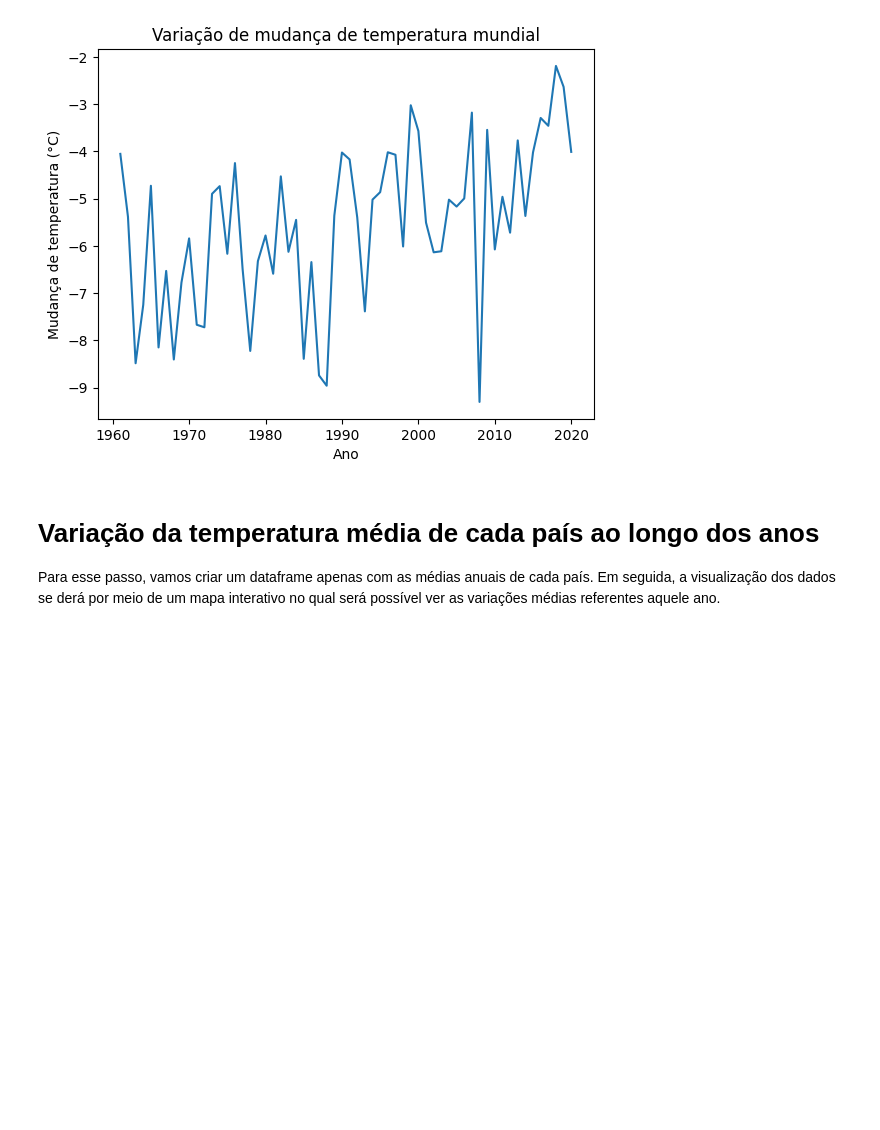
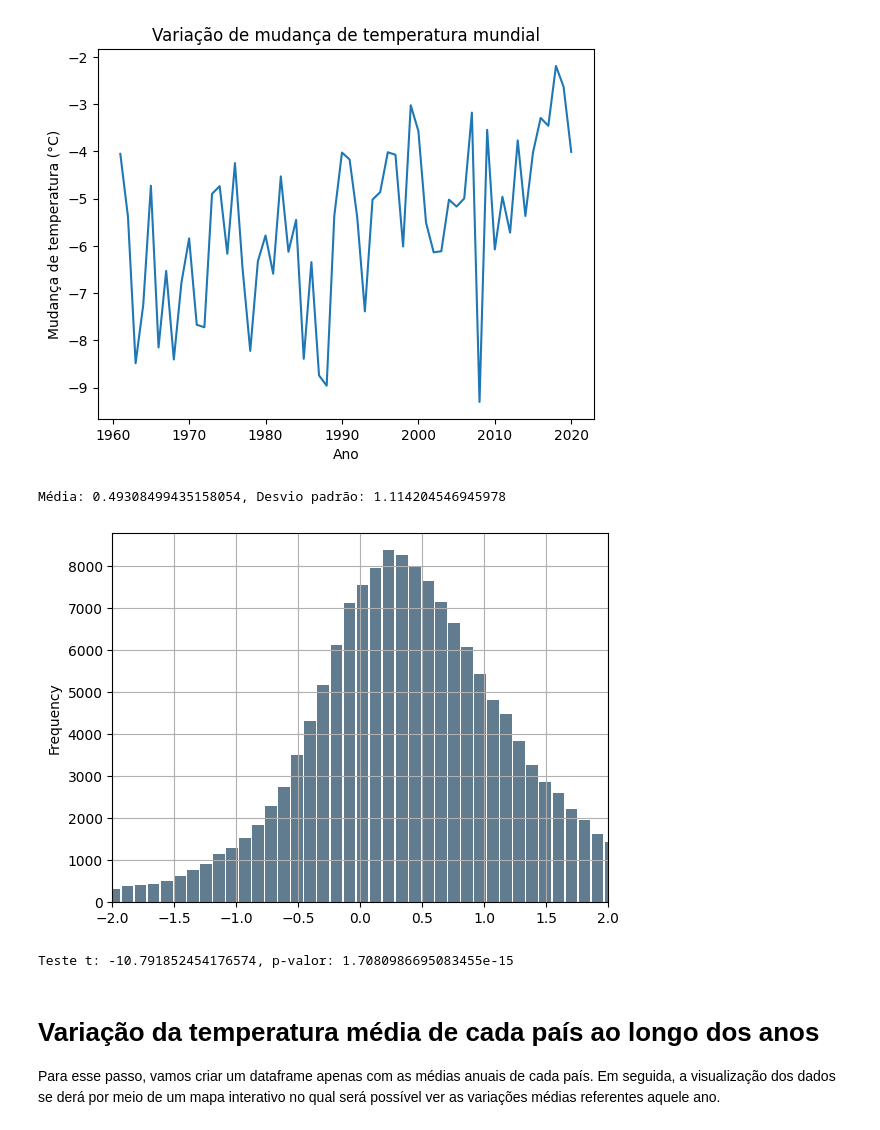
Before and after one commit to igor-ams/brazil_temperature_analysis, a Jupyter notebook: Projeto_Temperatura.ipynb, the cells around one changed output. Cells and saved outputs as stored; diff of their text form; code cells hidden in the pictures; blank space fills up the shorter version.

```diff
--- a/Projeto_Temperatura.ipynb
+++ b/Projeto_Temperatura.ipynb
@@ -252,3 +255,26 @@ Text(0.5, 1.0, 'Variação de mudança de temperatura mundial')
+# %%
+df_mundo['Value'].plot.hist(grid=True, bins=200, rwidth=0.9,
+                   color='#607c8e')
+plt.xlim(-2,2)
+print(f'Média: {media}, Desvio padrão: {desvpad}')
+# %% [output]
+Média: 0.49308499435158054, Desvio padrão: 1.114204546945978
+[figure, added]
+# %%
+from scipy.stats import ttest_ind
+
+grouped_by_year = df_mundo.groupby('Year')['Value'].mean().reset_index()
+
+group1 = grouped_by_year[grouped_by_year['Year'] <= 1990]['Value']
+group2 = grouped_by_year[grouped_by_year['Year'] > 1990]['Value']
+
+
+t_stat, p_value = ttest_ind(group1, group2)
+
+# Show the t-statistic and p-value
+print(f'Teste t: {t_stat}, p-valor: {p_value}')
+# %% [output]
+Teste t: -10.791852454176574, p-valor: 1.7080986695083455e-15
 # %% [markdown]
 # Variação da temperatura média de cada país ao longo dos anos
 
```
Also changed, not shown: parts of 1 cell of this notebook.
